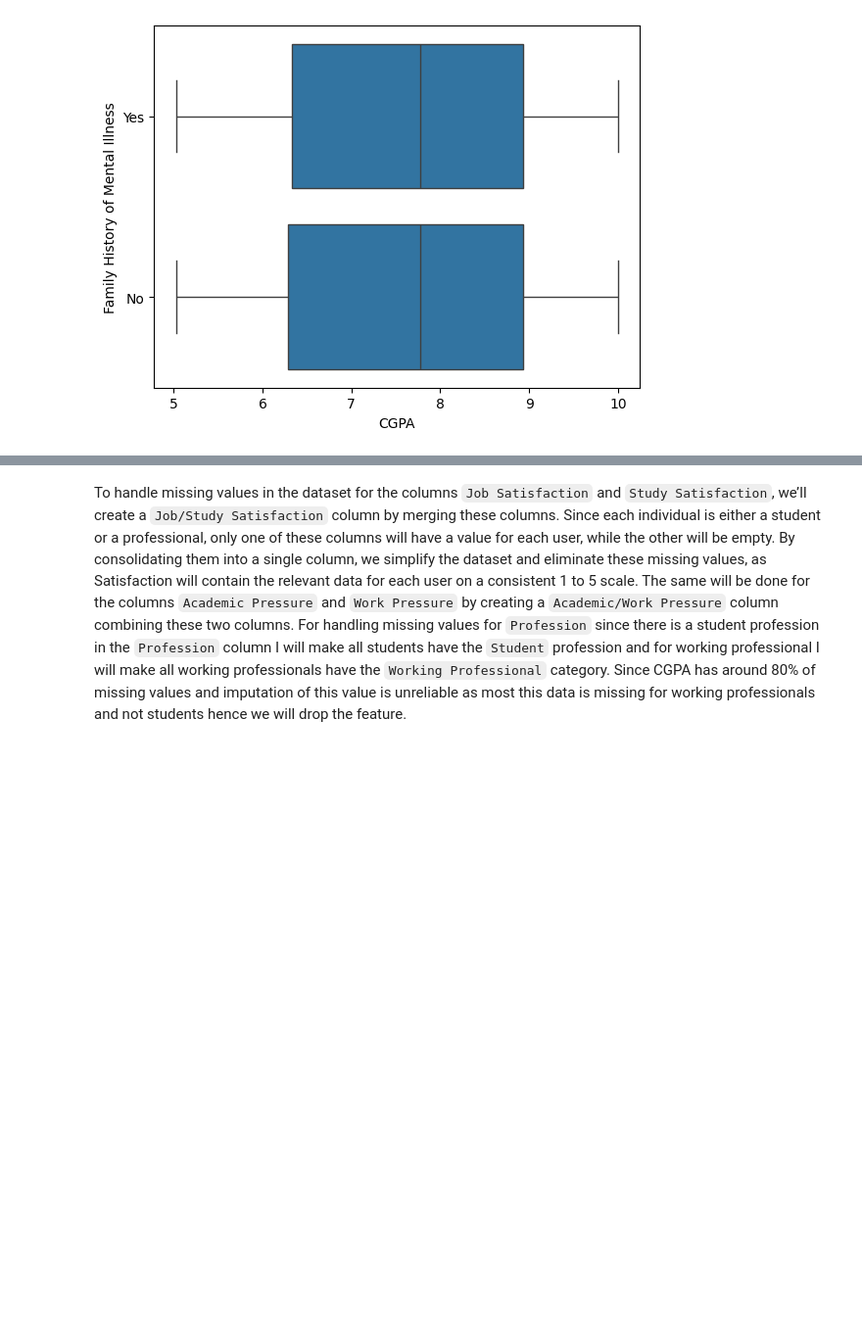
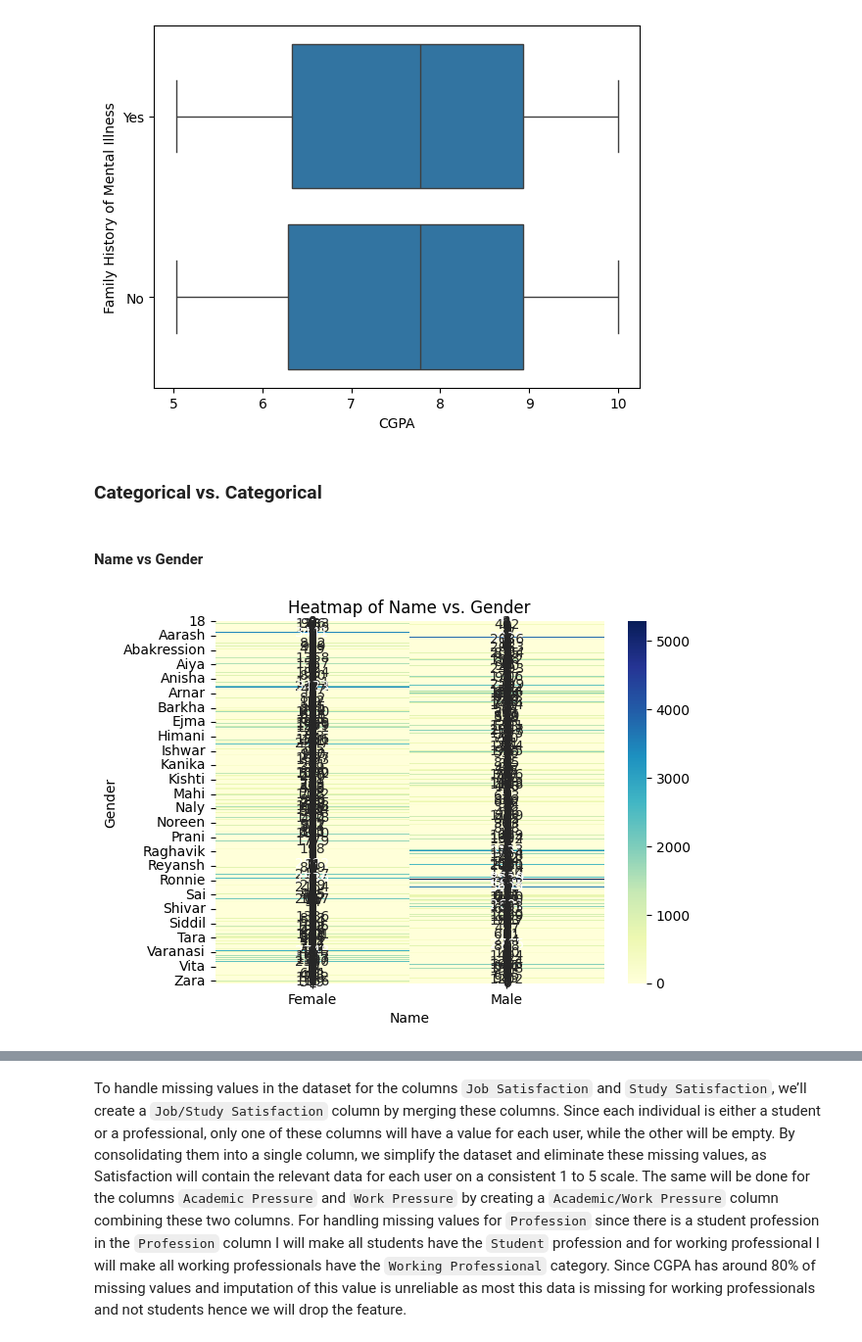
Before and after one commit to ktxdev/mind-matters, a Jupyter notebook: notebooks/EDA.ipynb, the cells around one changed output, grey strips where cells are left out. Shown at 98% size. Saved outputs shown, nothing was run; the diff lists cells and outputs as text; code cells hidden in the pictures; blank space fills up the shorter version.

Commit message:
Plot graphs for numerical vs categorical variables

```diff
--- a/notebooks/EDA.ipynb
+++ b/notebooks/EDA.ipynb
@@ -498,3 +498,19 @@ sns.boxplot(x='CGPA', y='Family History of Mental Illness', data=data)
 # %% [output]
 <Axes: xlabel='CGPA', ylabel='Family History of Mental Illness'>
 [figure]
+# %% [markdown]
+### Categorical vs. Categorical
+# %%
+def plot_categorical_vs_categorical_vars(data: pd.DataFrame, column1: str, column2: str) -> None:
+    crosstab = pd.crosstab(data[column1], data[column2])
+    sns.heatmap(crosstab, annot=True, fmt="d", cmap="YlGnBu")
+    plt.title(f"Heatmap of {column1} vs. {column2}")
+    plt.xlabel(column1)
+    plt.ylabel(column2)
+    plt.show()
+# %% [markdown]
+#### Name vs Gender
+# %%
+plot_categorical_vs_categorical_vars(data, 'Name', 'Gender')
+# %% [output]
+[figure, added]
```
Also changed, not shown: parts of 15 cells of this notebook.
